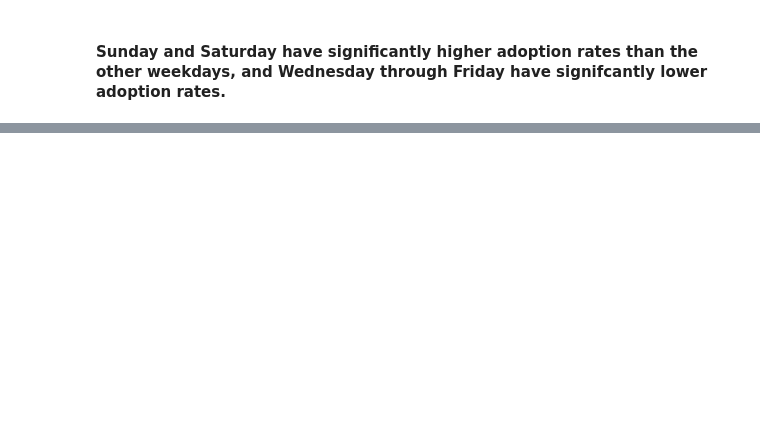
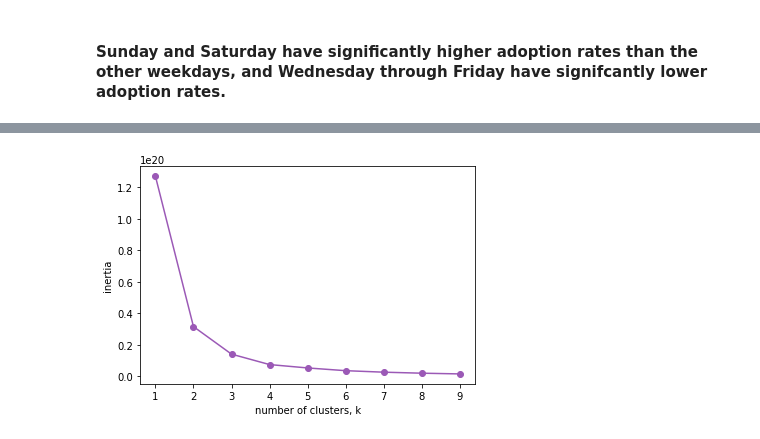
Before and after one commit to krritz/Animal-Shelter-Exploratory-Analysis, a Jupyter notebook: Animal Shelter Analysis.ipynb, the cells around one changed output, grey strips where cells are left out. Drawn from its saved outputs; the diff is of its cells as text; code cells hidden in the pictures; blank space fills up the shorter version.

```diff
--- a/Animal Shelter Analysis.ipynb
+++ b/Animal Shelter Analysis.ipynb
@@ -1498,0 +1635,12 @@ weekday_bootstrap
+# %%
+# clean up data for coat colors
+model_data['color_list'] = model_data['color'].str.split('/')
+model_data.loc[model_data.color_list.str.len()>1, 'multicolor'] = 1
+model_data.loc[model_data['color'].str.contains('Tricolor'), 'multicolor'] = 1
+model_data['multicolor'] = model_data['multicolor'].fillna(0)
+
+# get dummies for coat color
+coat_dummies = pd.get_dummies(model_data['color_list'].apply(pd.Series).stack()).sum(level=0)
+
+# combine dummies data with the rest of the data
+model_data = pd.concat([model_data, coat_dummies], axis=1).drop(columns=['color', 'color_list']).dropna()
@@ -1498,0 +1681,16 @@ weekday_bootstrap
+# %%
+X = model_data.drop(columns='time_in_shelter_days_log')
+y = model_data['time_in_shelter_days_log']
+# %%
+from sklearn.model_selection import train_test_split
+from sklearn.linear_model import LinearRegression
+from sklearn.metrics import mean_squared_error
+from sklearn.model_selection import cross_val_score
+
+# Split the data into a training and test set.
+X_train, X_test, y_train, y_test = train_test_split(X, y, random_state=5)
+
+model = LinearRegression()
+
+# Fit the model on the trainng data.
+model.fit(X_train, y_train)
@@ -1498,0 +1725,17 @@ weekday_bootstrap
+# %%
+from sklearn.cluster import KMeans
+ks = range(1,10)
+inertias = []
+
+for k in ks:
+    model = KMeans(n_clusters=k)
+    model.fit(X)
+    inertias.append(model.inertia_)
+# %%
+plt.plot(ks, inertias, '-o')
+plt.xlabel('number of clusters, k')
+plt.ylabel('inertia')
+plt.xticks(ks)
+plt.show()
+# %% [output]
+[figure, added]
```
Also changed, not shown: parts of 51 cells of this notebook.
